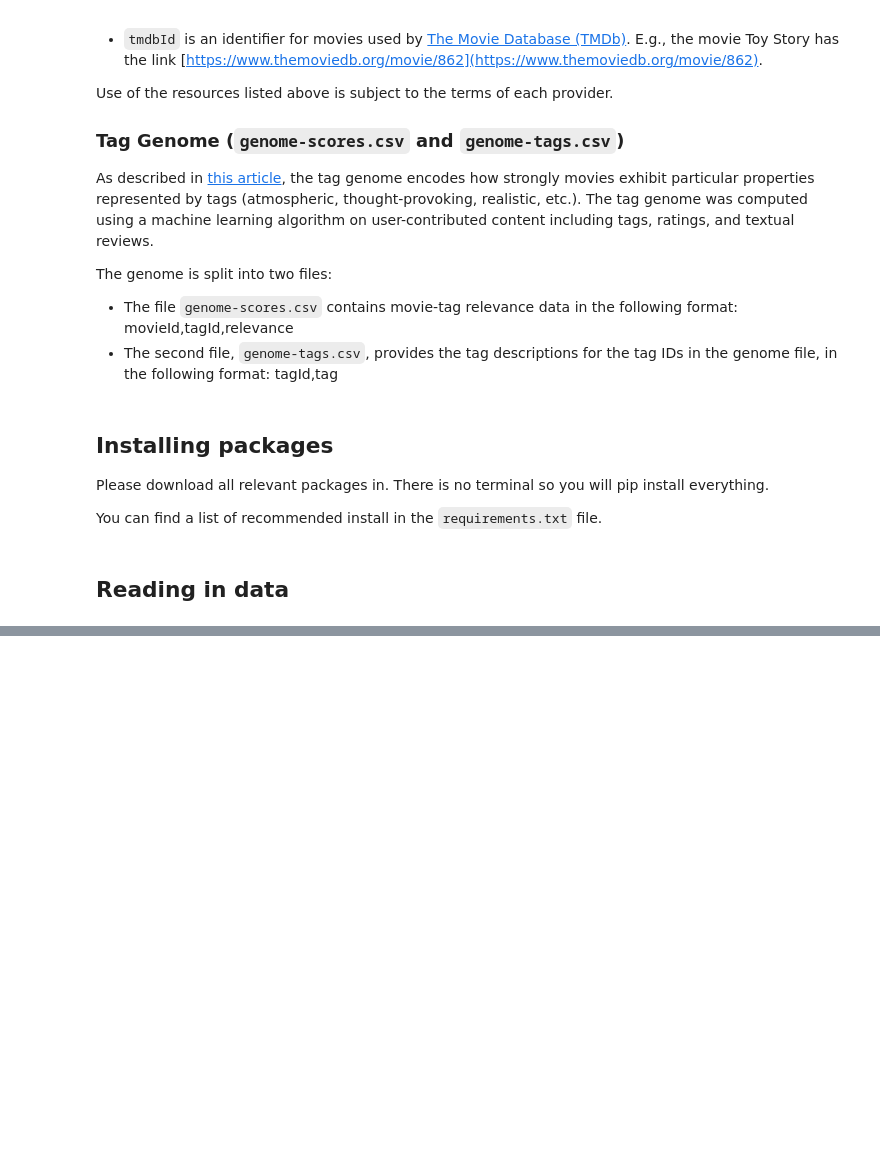
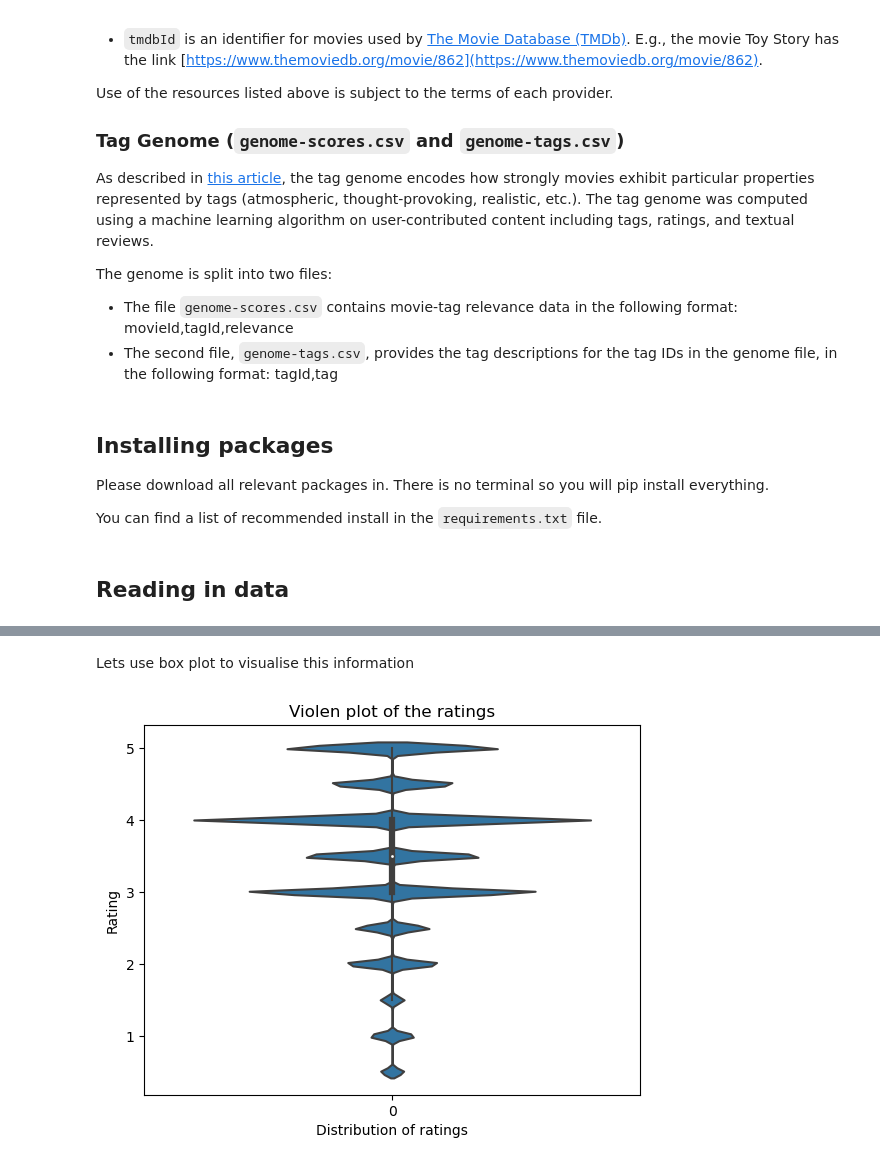
Before and after one commit to EbrahemHassan132/Movies-recommender-system, a Jupyter notebook: Movies_recommender_system_nootbook.ipynb, the cells around one changed output, grey strips where cells are left out. Cells and saved outputs as stored; diff of their text form; code cells hidden in the pictures; blank space fills up the shorter version.

```diff
--- a/Movies_recommender_system_nootbook.ipynb
+++ b/Movies_recommender_system_nootbook.ipynb
@@ -203,0 +450,10 @@ sample_submissions = pd.read_csv('alx-movie-recommendation-project-2024/sample_s
+# %% [markdown]
+Lets use box plot to visualise this information
+# %%
+sns.violinplot(train_df['rating'])
+plt.title("Violen plot of the ratings")
+plt.xlabel("Distribution of ratings")
+plt.ylabel('Rating')
+plt.show()
+# %% [output]
+[figure, added]
```
Also changed, not shown: parts of 75 cells of this notebook.
